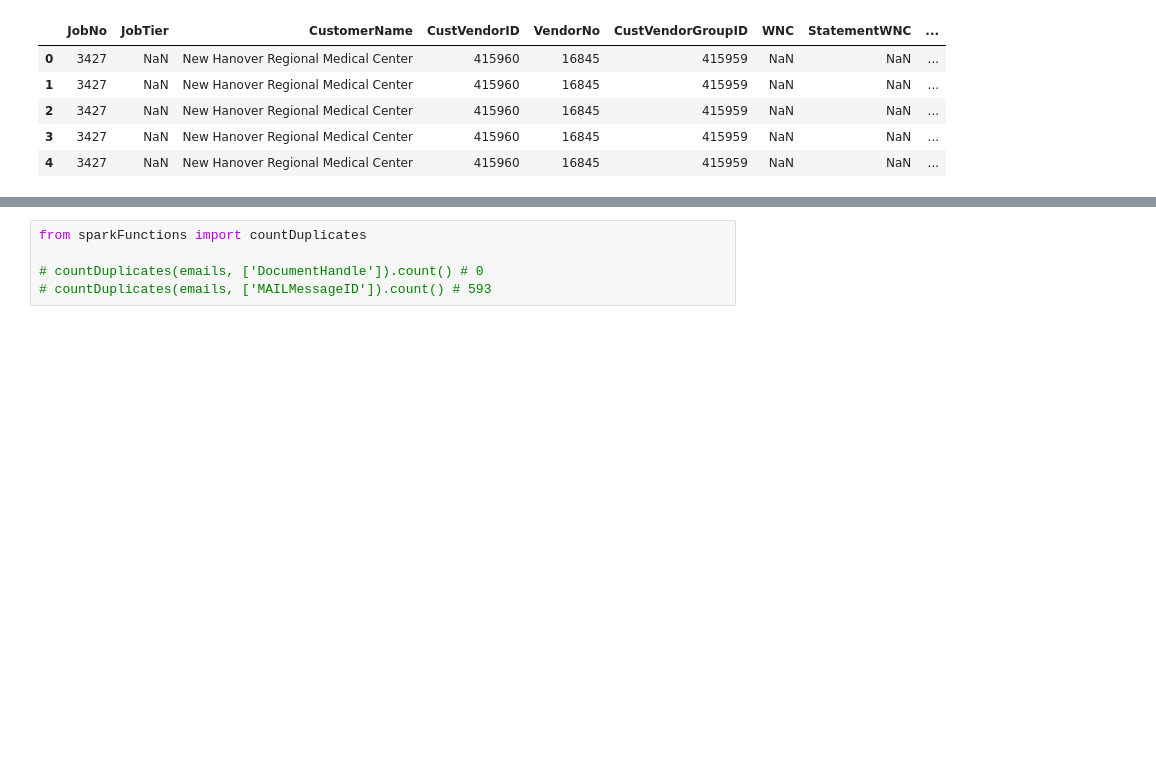
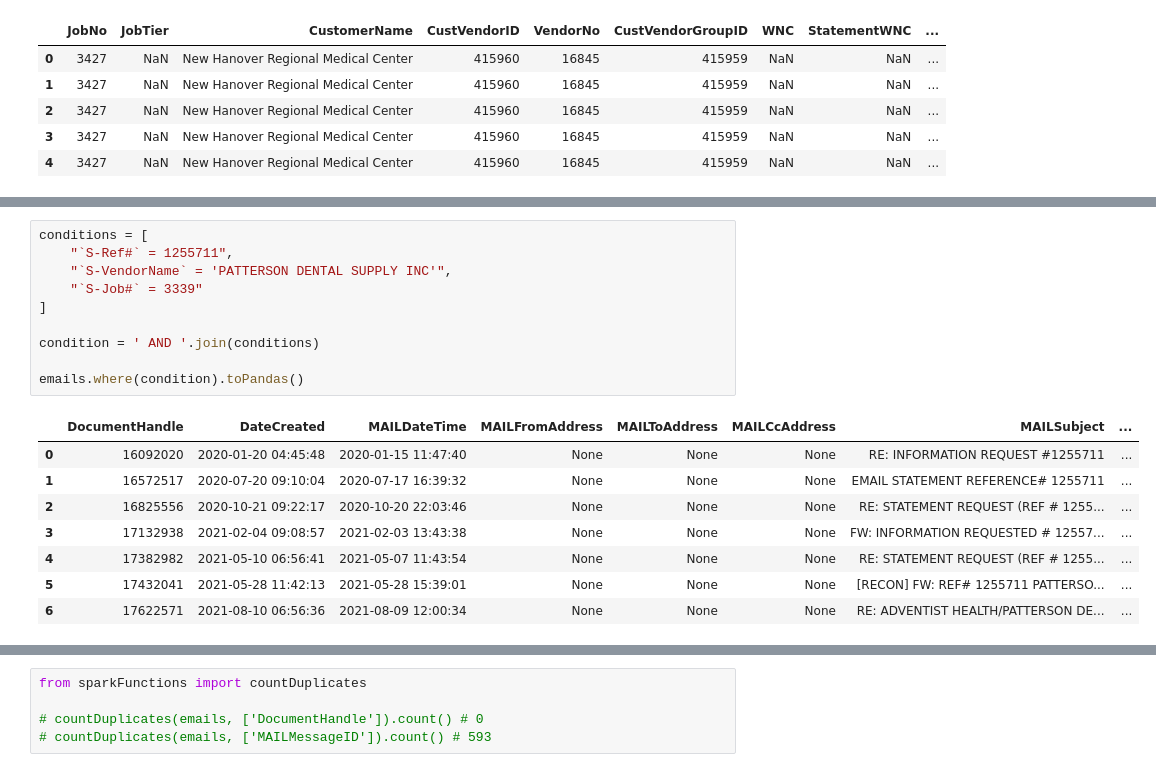
Before and after one commit to cpassorelli/call-reports, a Jupyter notebook: ipython/report-statement-code-copy.ipynb, the cells around one changed output, grey strips where cells are left out. Drawn from its saved outputs; the diff is of its cells as text; blank space fills up the shorter version.

```diff
--- a/ipython/report-statement-code-copy.ipynb
+++ b/ipython/report-statement-code-copy.ipynb
@@ -365,0 +404,19 @@ Wall time: 5.69 s
+# %%
+conditions = [
+    "`S-Ref#` = 1255711",
+    "`S-VendorName` = 'PATTERSON DENTAL SUPPLY INC'",
+    "`S-Job#` = 3339"
+]
+
+condition = ' AND '.join(conditions)
+
+emails.where(condition).toPandas()
+# %% [output]
+|  | DocumentHandle | DateCreated | MAILDateTime | MAILFromAddress | MAILToAddress | MAILCcAddress | MAILSubject | ... |
+| 0 | 16092020 | 2020-01-20 04:45:48 | 2020-01-15 11:47:40 | None | None | None | RE: INFORMATION REQUEST #1255711 | ... |
+| 1 | 16572517 | 2020-07-20 09:10:04 | 2020-07-17 16:39:32 | None | None | None | EMAIL STATEMENT REFERENCE# 1255711 | ... |
+| 2 | 16825556 | 2020-10-21 09:22:17 | 2020-10-20 22:03:46 | None | None | None | RE: STATEMENT REQUEST (REF # 1255... | ... |
+| 3 | 17132938 | 2021-02-04 09:08:57 | 2021-02-03 13:43:38 | None | None | None | FW: INFORMATION REQUESTED # 12557... | ... |
+| 4 | 17382982 | 2021-05-10 06:56:41 | 2021-05-07 11:43:54 | None | None | None | RE: STATEMENT REQUEST (REF # 1255... | ... |
+| 5 | 17432041 | 2021-05-28 11:42:13 | 2021-05-28 15:39:01 | None | None | None | [RECON] FW: REF# 1255711 PATTERSO... | ... |
+| 6 | 17622571 | 2021-08-10 06:56:36 | 2021-08-09 12:00:34 | None | None | None | RE: ADVENTIST HEALTH/PATTERSON DE... | ... |
```
Also changed, not shown: parts of 21 cells of this notebook, 4 other files.
